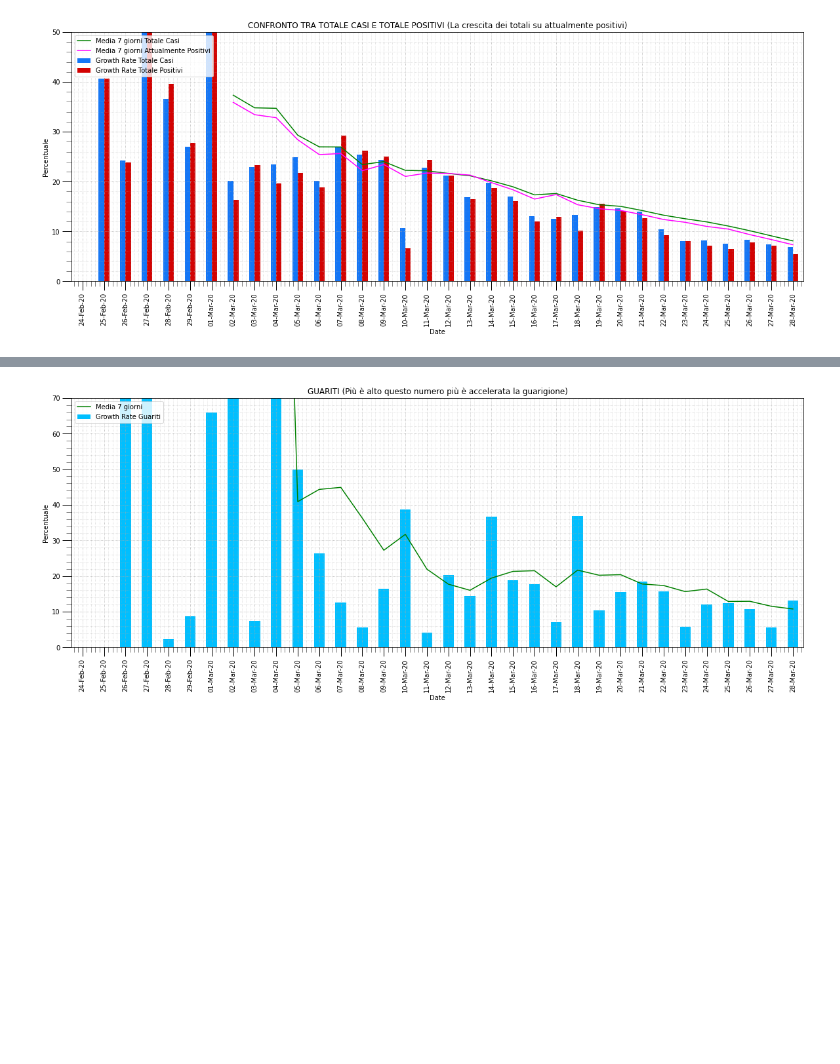
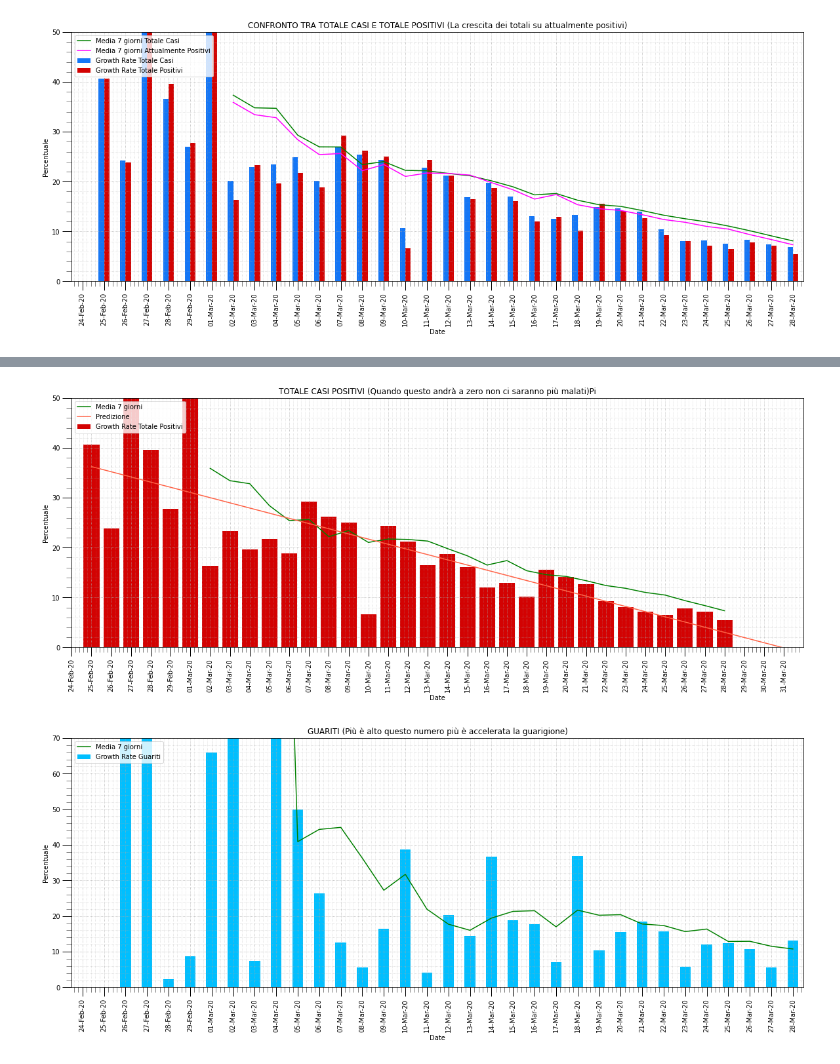
Before and after one commit to pasalino/Covid-19-PyAnalysis, a Jupyter notebook: Covid-19.ipynb, the cells around one changed output, grey strips where cells are left out. Drawn from its saved outputs; the diff is of its cells as text; code cells hidden in the pictures; blank space fills up the shorter version.

```diff
--- a/Covid-19.ipynb
+++ b/Covid-19.ipynb
@@ -423,3 +436,32 @@ beautify_graph(ax)
+# %%
+series = avg_trend['attualmente_positivi_percent'].tolist()
+inter = interpolate(avg_trend['attualmente_positivi_percent'])
+
+x_max=math.floor(inter[0][1]) + 2
+fill_elements_len =x_max - len(series)
+
+#Crea le label delle date
+start_date = datetime.datetime.strptime(avg_trend['data'].iloc[0],'%d-%b-%y')
+x = [datetime.datetime.strftime(start_date + datetime.timedelta(days = x),'%d-%b-%y') for x in range(x_max)]
+
+#Riempie le colonne vuote del grafico
+fill = [0 for x in range(fill_elements_len)]
+y=range(len(series+fill))
+
+fig, ax = plt.subplots()
+
+ax.bar(x, series+fill, color=[COL_ATTUALMENTE_POSITIVI], label='Growth Rate Totale Positivi')
+ay = avg_trend.plot(kind='line', x='data', y=['avg_att_positivi'], color=[COL_AVG], rot=90, label=['Media 7 giorni'], ax=ax)
+plt.plot(inter[0], inter[1], color='tomato', label='Predizione')
+
+ax.set_xlim(0,x_max)
+ax.set_ylim(0,50)
+ax.set_title("TOTALE CASI POSITIVI (Quando questo andrà a zero non ci saranno più malati)Pi")
+ax.set_ylabel('Percentuale')
+ax.set_xticklabels(x, rotation=90)
+beautify_graph(ax)
+# %% [output]
+[figure, added]
 # %%
 plot = ['dimessi_guariti_percent']
 
```
Also changed, not shown: parts of 7 cells of this notebook.
